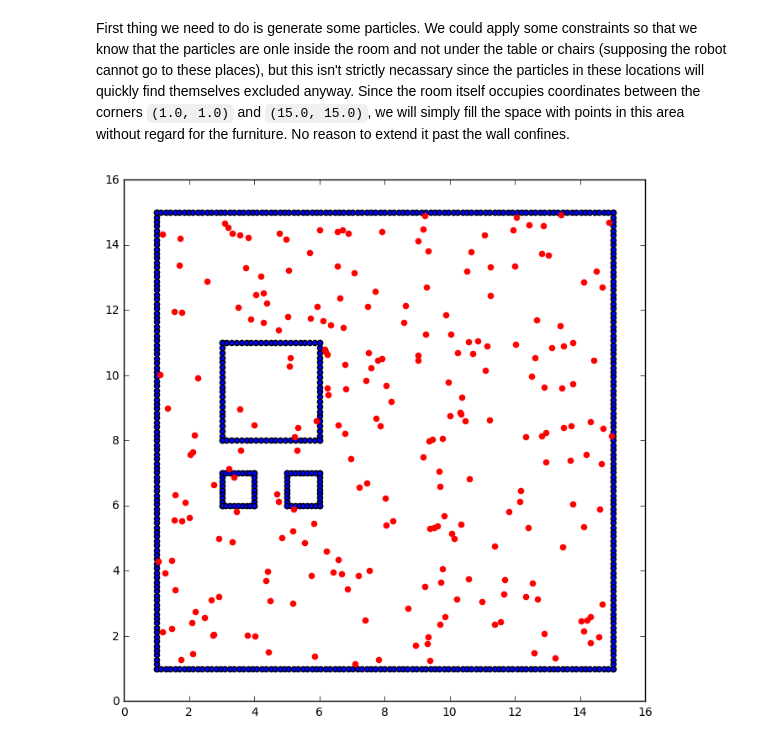
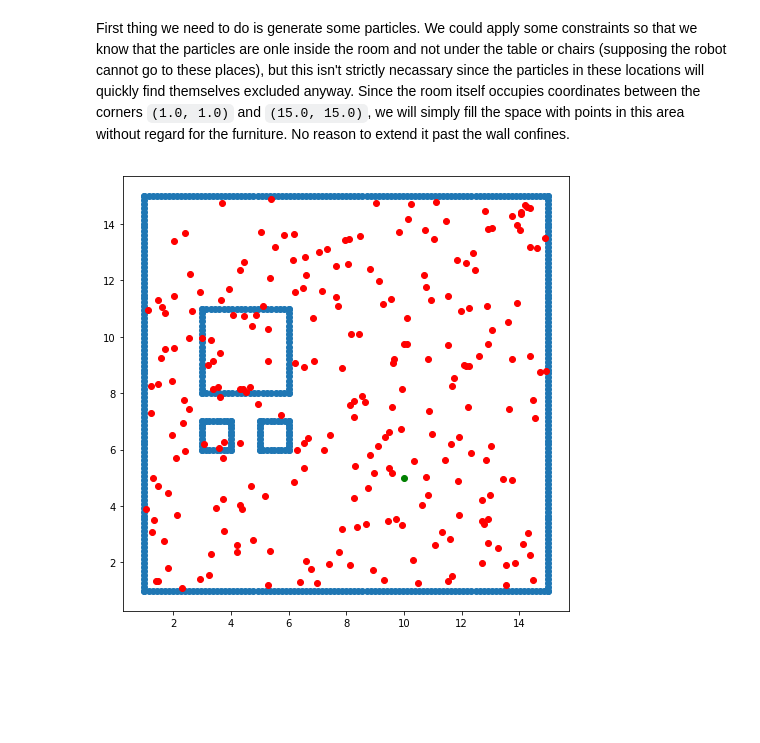
Before and after one commit to ColinShaw/python-lidar-simulator-particle-filter, a Jupyter notebook: jupyter/LidarParticleFilter.ipynb, the cells around one changed output. Cells and saved outputs as stored; diff of their text form; code cells hidden in the pictures; blank space fills up the shorter version.

Commit message:
Added robot to graph

```diff
--- a/jupyter/LidarParticleFilter.ipynb
+++ b/jupyter/LidarParticleFilter.ipynb
@@ -164,31 +168,36 @@ class Particle:
 
     def generate(self):
         res = []
         for i in range(self.num_particles):
             x = np.random.uniform(self.x_min, self.x_max)
             y = np.random.uniform(self.y_min, self.y_max)
             res.append((x,y))
         return res
 
 
 # Set the plot size
 plt.figure(figsize=(8,8))
 
 # Unzip the x-y coordinates of the room
 x, y = zip(*room)
 
 # Plot the points for the room
 plt.scatter(x, y)
 
 # Generate particles
 p = Particle(250, ((1.,1.), (15.,15.)))
 ps = p.generate()
 
 # Unzip the point for the particles
 x, y = zip(*ps)
 
 # Plot a different color
 plt.scatter(x, y, color='red')
+
+# Plot where our robot is
+plt.scatter(10.0, 5.0, color='green')
+
+# Plot
 plt.show()
 # %% [output]
-[figure, old version]
+[figure, new version]
```
Also changed, not shown: parts of 4 cells of this notebook.
